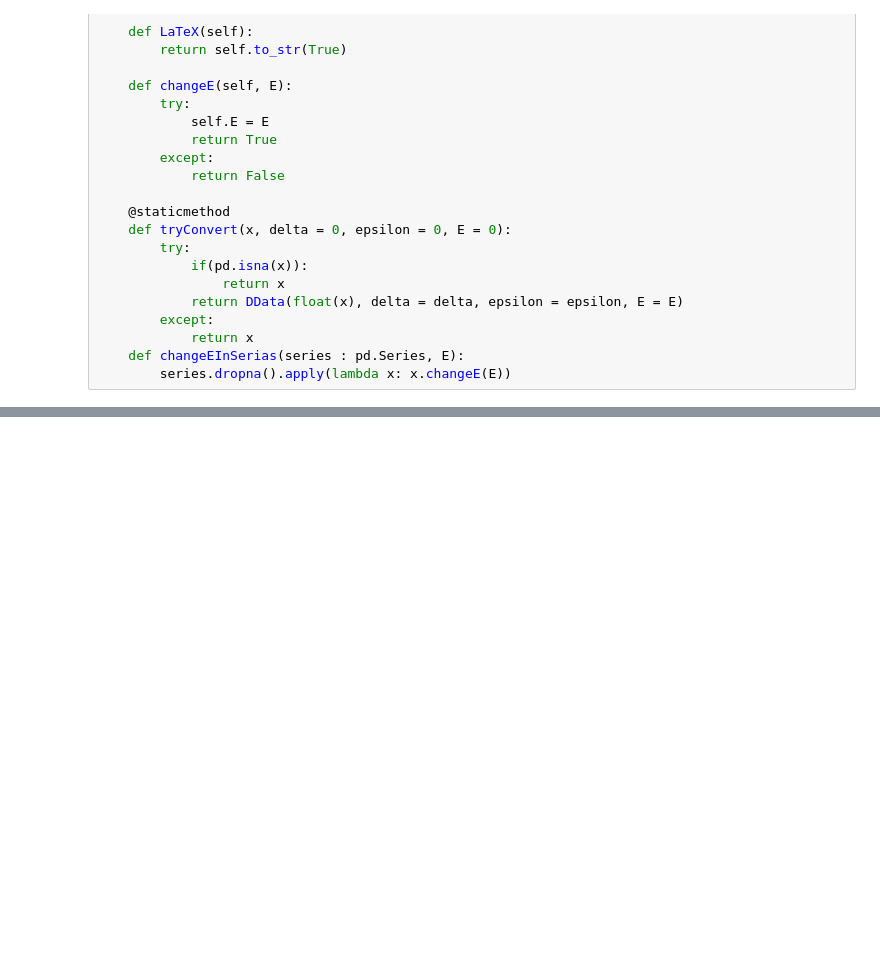
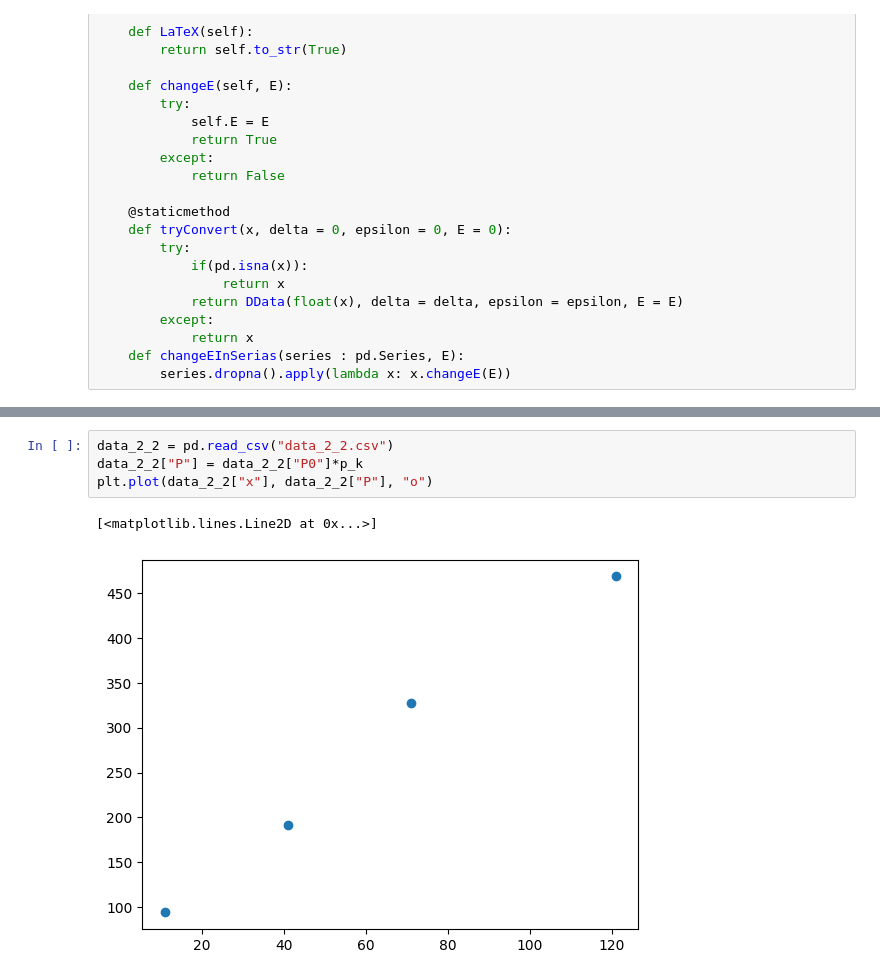
Before and after one commit to RedBrean/term2, a Jupyter notebook: labs/131/131.ipynb, the cells around one changed output, grey strips where cells are left out. Drawn from its saved outputs; the diff is of its cells as text; blank space fills up the shorter version.

```diff
--- a/labs/131/131.ipynb
+++ b/labs/131/131.ipynb
@@ -301,0 +322,7 @@ plt.plot(data["P"],data["Q"], "o")
+# %%
+data_2_2 = pd.read_csv("data_2_2.csv")
+data_2_2["P"] = data_2_2["P0"]*p_k
+plt.plot(data_2_2["x"], data_2_2["P"], "o")
+# %% [output]
+[<matplotlib.lines.Line2D at 0x...>]
+[figure, added]
```
Also changed, not shown: parts of 3 cells of this notebook, 1 other file.
